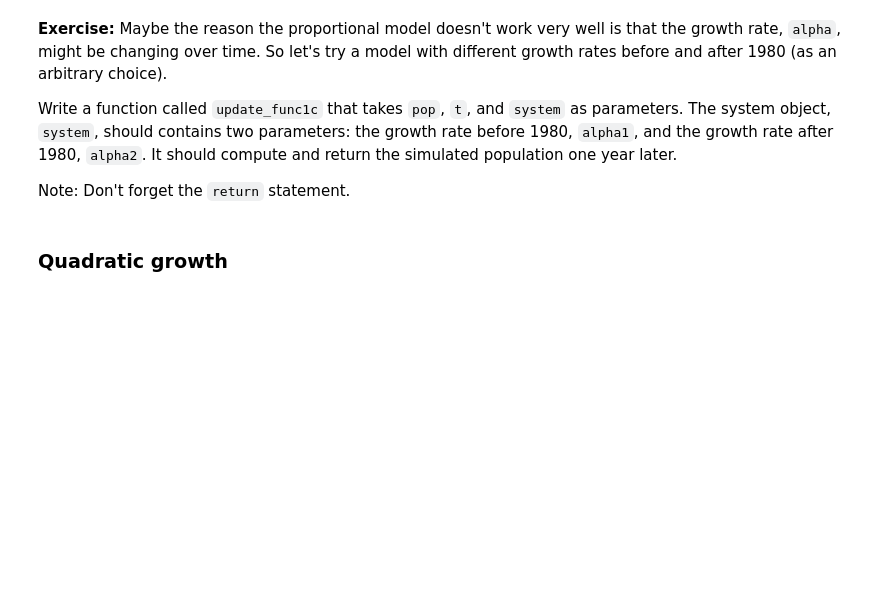
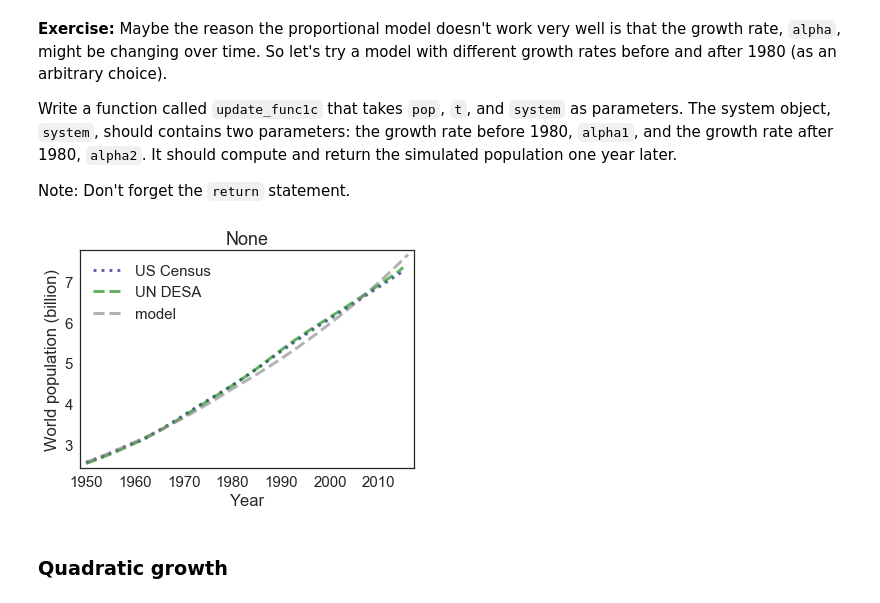
Before and after one commit to FlynnML/ModSimPy, a Jupyter notebook: code/chap03mine.ipynb, the cells around one changed output. Saved outputs shown, nothing was run; the diff lists cells and outputs as text; code cells hidden in the pictures; blank space fills up the shorter version.

```diff
--- a/code/chap03mine.ipynb
+++ b/code/chap03mine.ipynb
@@ -654,7 +654,9 @@ Write a function called `update_func1c` that takes `pop`, `t`, and `system` as p
 
 Note: Don't forget the `return` statement.
 # %%
-def update_func1c(pop, t system):
+def update_func1c(pop, t, system):
     if t < 1980:
-        births = system.birth_rate * results[t]
-        deaths = system.death_rate * results[t]
+        net_growth = system.alpha1  * pop
+    else:
+        net_growth = system.alpha2  * pop
+    return pop + net_growth
@@ -663,3 +663,11 @@ def update_func1c(pop, t system):
+# %%
+system.alpha1 = .018
+system.alpha2 = .01575
+
+run_simulation(system, update_func1c)
+plot_results(system)
+# %% [output]
+[figure, added]
 # %% [markdown]
 ### Quadratic growth
 # %% [markdown]
```
Also changed, not shown: parts of 21 cells of this notebook.
